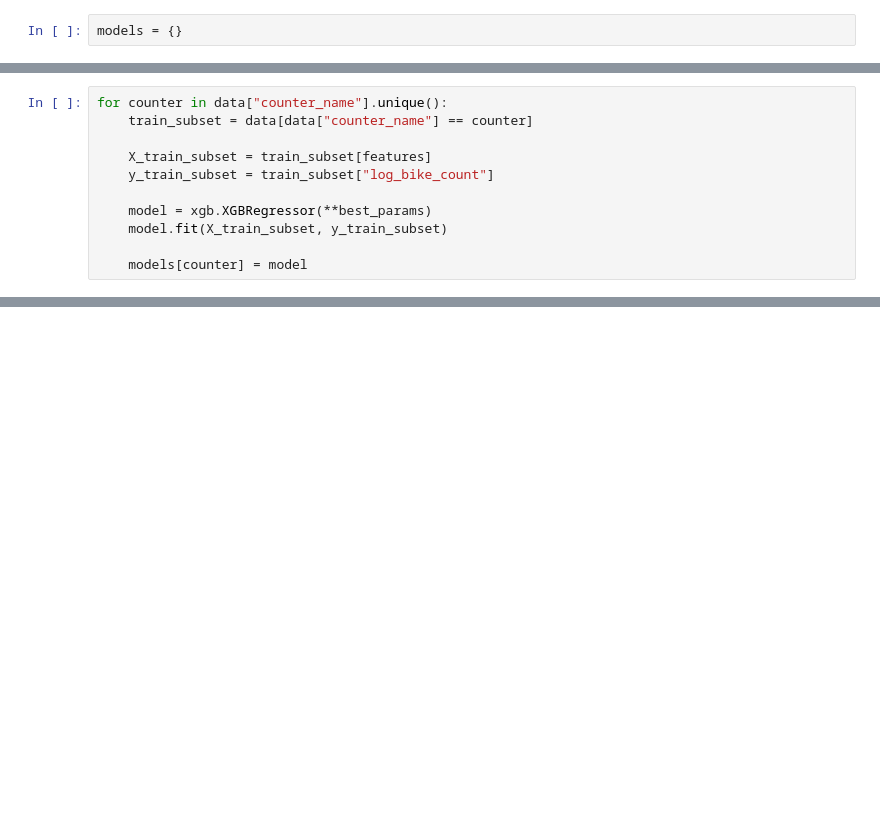
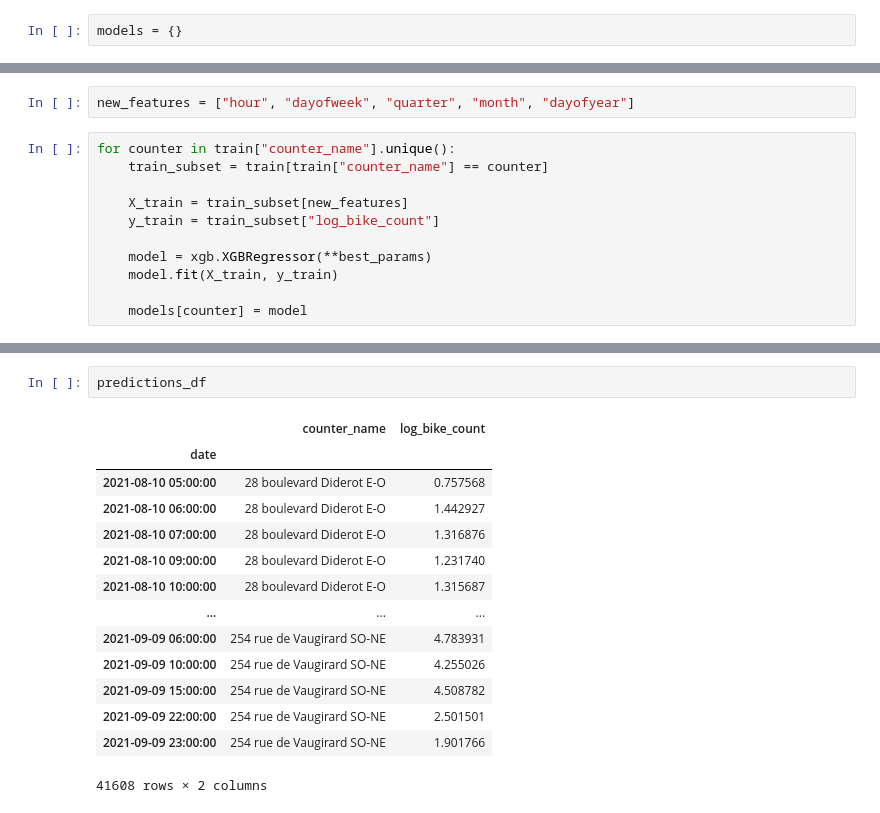
Before and after one commit to Ameya1337/Bike-Counters-Ameya---Qiling, a Jupyter notebook: timeseries with xgboost.ipynb, the cells around one changed output, grey strips where cells are left out. Drawn from its saved outputs; the diff is of its cells as text; blank space fills up the shorter version.

```diff
--- a/timeseries with xgboost.ipynb
+++ b/timeseries with xgboost.ipynb
@@ -367,11 +384,13 @@ models = {}
+# %%
+new_features = ["hour", "dayofweek", "quarter", "month", "dayofyear"]
 # %%
-for counter in data["counter_name"].unique():
-    train_subset = data[data["counter_name"] == counter]
+for counter in train["counter_name"].unique():
+    train_subset = train[train["counter_name"] == counter]
 
-    X_train_subset = train_subset[features]
-    y_train_subset = train_subset["log_bike_count"]
+    X_train = train_subset[new_features]
+    y_train = train_subset["log_bike_count"]
 
     model = xgb.XGBRegressor(**best_params)
-    model.fit(X_train_subset, y_train_subset)
+    model.fit(X_train, y_train)
 
     models[counter] = model
@@ -377,0 +410,17 @@ for counter in data["counter_name"].unique():
+# %%
+predictions_df
+# %% [output]
+|  | counter_name | log_bike_count |
+| date |  |  |
+| 2021-08-10 05:00:00 | 28 boulevard Diderot E-O | 0.757568 |
+| 2021-08-10 06:00:00 | 28 boulevard Diderot E-O | 1.442927 |
+| 2021-08-10 07:00:00 | 28 boulevard Diderot E-O | 1.316876 |
+| 2021-08-10 09:00:00 | 28 boulevard Diderot E-O | 1.231740 |
+| 2021-08-10 10:00:00 | 28 boulevard Diderot E-O | 1.315687 |
+| ... | ... | ... |
+| 2021-09-09 06:00:00 | 254 rue de Vaugirard SO-NE | 4.783931 |
+| 2021-09-09 10:00:00 | 254 rue de Vaugirard SO-NE | 4.255026 |
+| 2021-09-09 15:00:00 | 254 rue de Vaugirard SO-NE | 4.508782 |
+| 2021-09-09 22:00:00 | 254 rue de Vaugirard SO-NE | 2.501501 |
+| 2021-09-09 23:00:00 | 254 rue de Vaugirard SO-NE | 1.901766 |
+41608 rows × 2 columns
```
Also changed, not shown: parts of 10 cells of this notebook, 2 other files.
